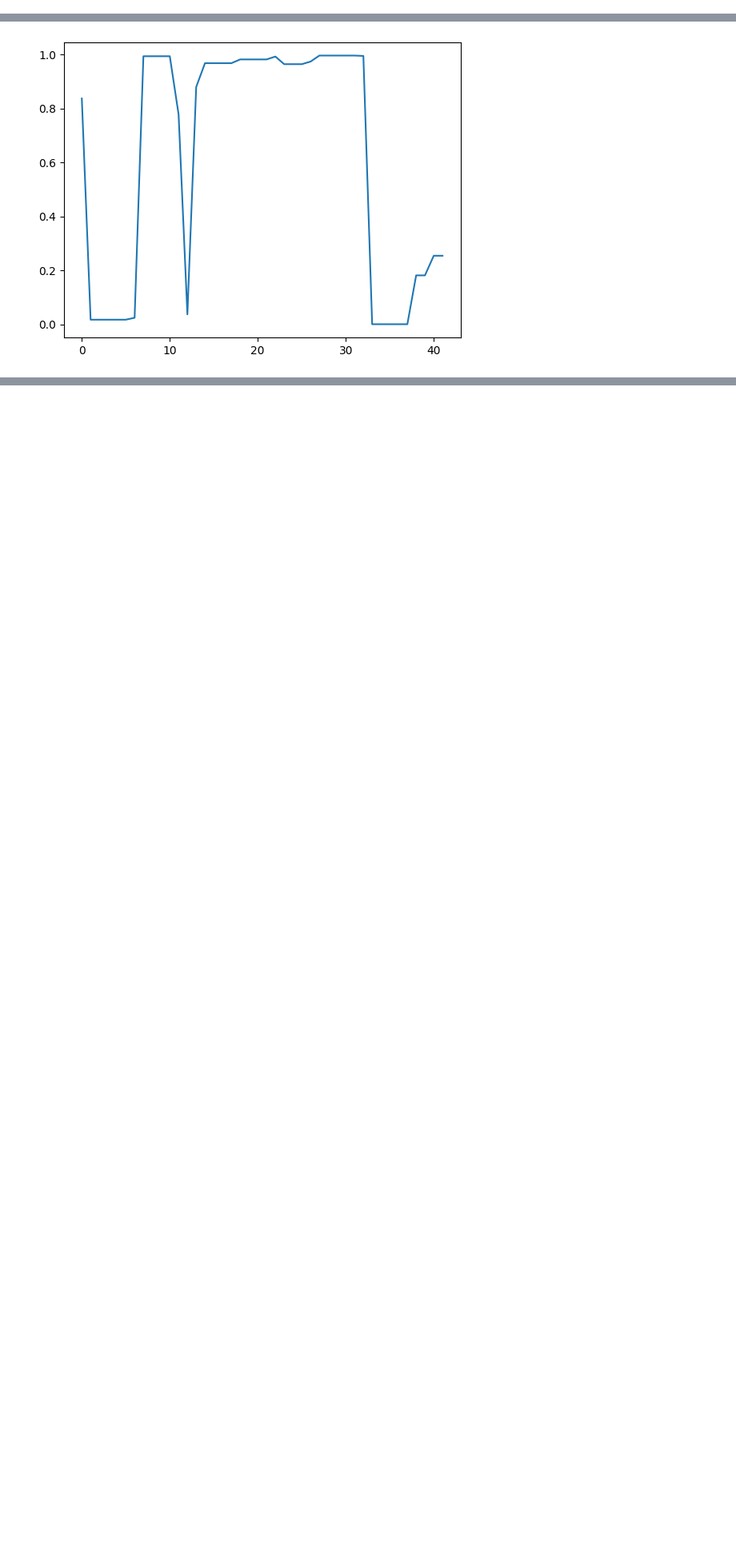
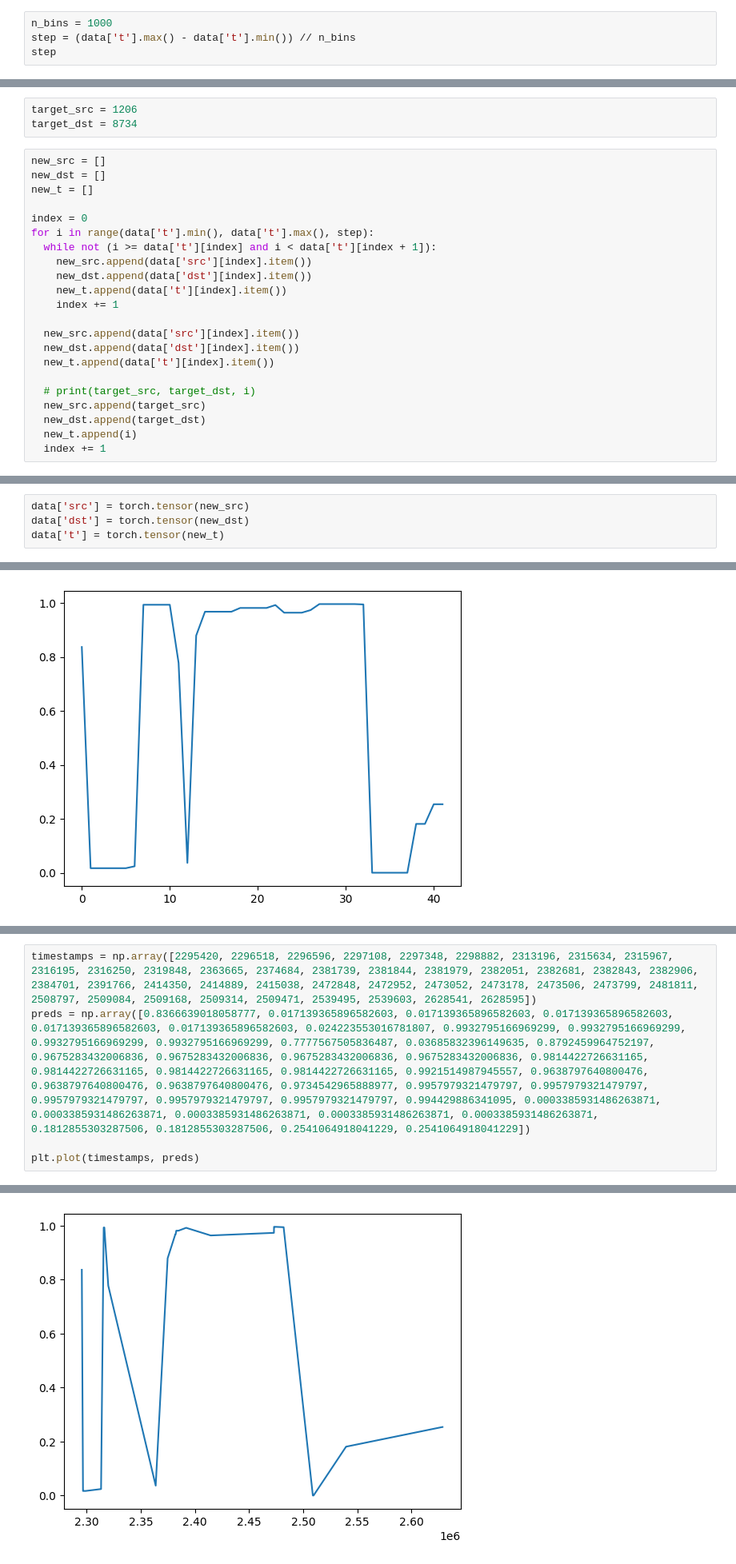
Before and after one commit to QianyiLiu309/L65_time_encoding, a Jupyter notebook: plots/plot.ipynb, the cells around one changed output, grey strips where cells are left out. Shown: that part at 80% size. Cells and saved outputs as stored; diff of their text form; blank space fills up the shorter version.

Commit message:
Update plot notebook

```diff
--- a/plots/plot.ipynb
+++ b/plots/plot.ipynb
@@ -101,3 +113,7 @@ torch.Size([23621])
 len(data['dst'])
 # %% [output]
 23621
+# %%
+n_bins = 1000
+step = (data['t'].max() - data['t'].min()) // n_bins
+step
@@ -103,0 +122,25 @@ len(data['dst'])
+# %%
+target_src = 1206
+target_dst = 8734
+# %%
+new_src = []
+new_dst = []
+new_t = []
+
+index = 0
+for i in range(data['t'].min(), data['t'].max(), step):
+  while not (i >= data['t'][index] and i < data['t'][index + 1]):
+    new_src.append(data['src'][index].item())
+    new_dst.append(data['dst'][index].item())
+    new_t.append(data['t'][index].item())
+    index += 1
+
+  new_src.append(data['src'][index].item())
+  new_dst.append(data['dst'][index].item())
+  new_t.append(data['t'][index].item())
+
+  # print(target_src, target_dst, i)
+  new_src.append(target_src)
+  new_dst.append(target_dst)
+  new_t.append(i)
+  index += 1
@@ -104,3 +171,7 @@ len(data['dst'])
+# %%
+data['src'] = torch.tensor(new_src)
+data['dst'] = torch.tensor(new_dst)
+data['t'] = torch.tensor(new_t)
 # %%
 pair_cnt = {}
 
@@ -208,0 +321,6 @@ plt.plot([0.836663544178009, 0.017139390110969543, 0.017139390110969543, 0.01713
+# %%
+timestamps = np.array([2295420, 2296518, 2296596, 2297108, 2297348, 2298882, 2313196, 2315634, 2315967, 2316195, 2316250, 2319848, 2363665, 2374684, 2381739, 2381844, 2381979, 2382051, 2382681, 2382843, 2382906, 2384701, 2391766, 2414350, 2414889, 2415038, 2472848, 2472952, 2473052, 2473178, 2473506, 2473799, 2481811, 2508797, 2509084, 2509168, 2509314, 2509471, 2539495, 2539603, 2628541, 2628595])
+preds = np.array([0.8366639018058777, 0.017139365896582603, 0.017139365896582603, 0.017139365896582603, 0.017139365896582603, 0.017139365896582603, 0.024223553016781807, 0.9932795166969299, 0.9932795166969299, 0.9932795166969299, 0.9932795166969299, 0.7777567505836487, 0.03685832396149635, 0.8792459964752197, 0.9675283432006836, 0.9675283432006836, 0.9675283432006836, 0.9675283432006836, 0.9814422726631165, 0.9814422726631165, 0.9814422726631165, 0.9814422726631165, 0.9921514987945557, 0.9638797640800476, 0.9638797640800476, 0.9638797640800476, 0.9734542965888977, 0.9957979321479797, 0.9957979321479797, 0.9957979321479797, 0.9957979321479797, 0.9957979321479797, 0.994429886341095, 0.0003385931486263871, 0.0003385931486263871, 0.0003385931486263871, 0.0003385931486263871, 0.0003385931486263871, 0.1812855303287506, 0.1812855303287506, 0.2541064918041229, 0.2541064918041229])
+
+plt.plot(timestamps, preds)
+# %% [output]
@@ -208,0 +328 @@ plt.plot([0.836663544178009, 0.017139390110969543, 0.017139390110969543, 0.01713
+[figure, added]
```
Also changed, not shown: parts of 20 cells of this notebook.
